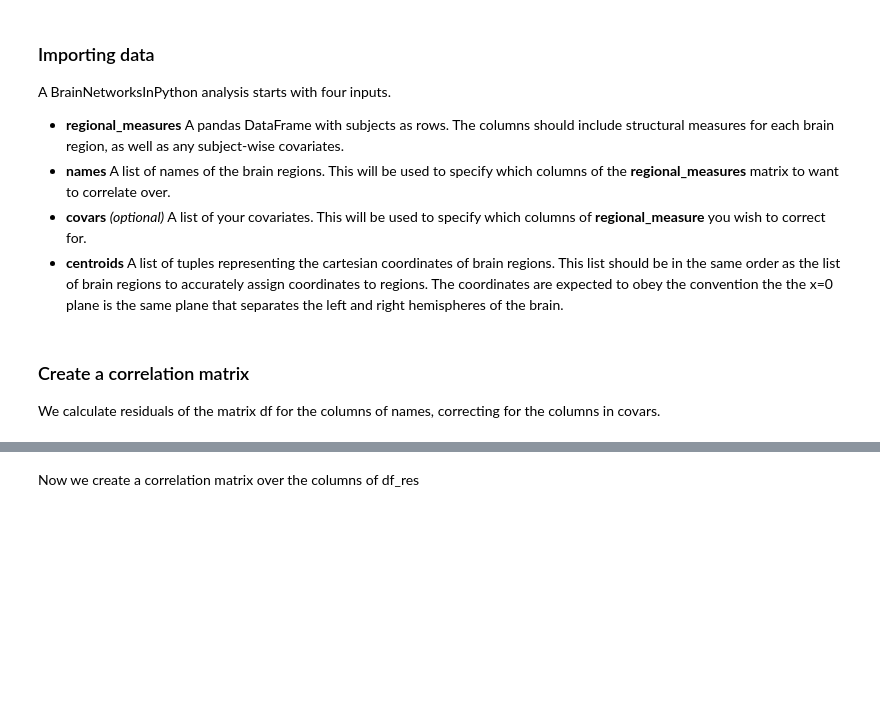
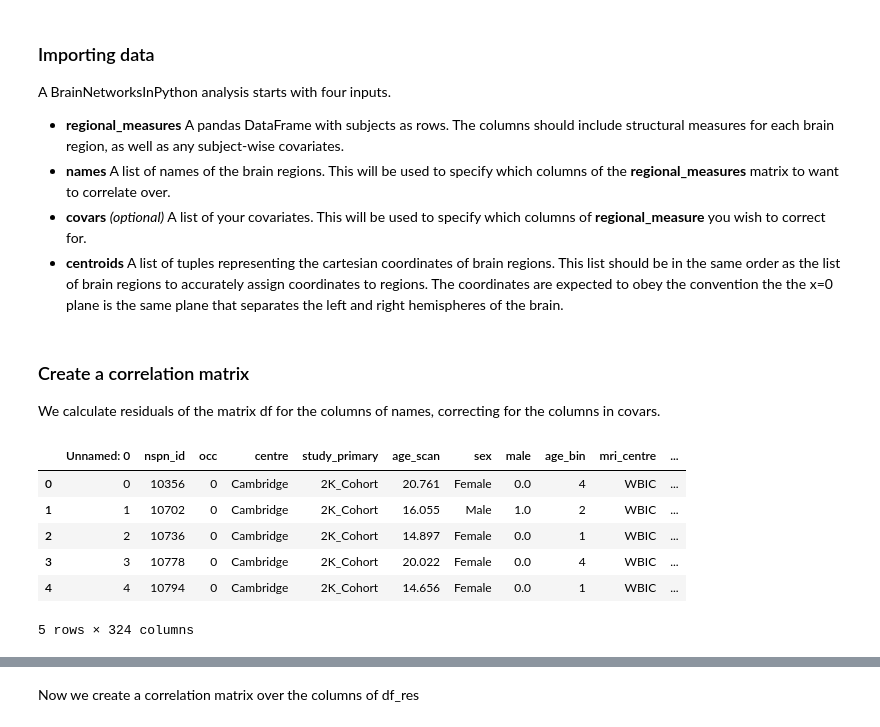
Before and after one commit to WhitakerLab/scona, a Jupyter notebook: tutorials/tutorial.ipynb, the cells around one changed output, grey strips where cells are left out. Cells and saved outputs as stored; diff of their text form; code cells hidden in the pictures; blank space fills up the shorter version.

```diff
--- a/tutorials/tutorial.ipynb
+++ b/tutorials/tutorial.ipynb
@@ -26,3 +26,13 @@ df, names, covars, centroids, names_308_style = datasets.NSPN_WhitakerVertes_PNA
 # %% [markdown]
 ### Create a correlation matrix
 We calculate residuals of the matrix df for the columns of names, correcting for the columns in covars.
+# %%
+df.head()
+# %% [output]
+|  | Unnamed: 0 | nspn_id | occ | centre | study_primary | age_scan | sex | male | age_bin | mri_centre | ... |
+| 0 | 0 | 10356 | 0 | Cambridge | 2K_Cohort | 20.761 | Female | 0.0 | 4 | WBIC | ... |
+| 1 | 1 | 10702 | 0 | Cambridge | 2K_Cohort | 16.055 | Male | 1.0 | 2 | WBIC | ... |
+| 2 | 2 | 10736 | 0 | Cambridge | 2K_Cohort | 14.897 | Female | 0.0 | 1 | WBIC | ... |
+| 3 | 3 | 10778 | 0 | Cambridge | 2K_Cohort | 20.022 | Female | 0.0 | 4 | WBIC | ... |
+| 4 | 4 | 10794 | 0 | Cambridge | 2K_Cohort | 14.656 | Female | 0.0 | 1 | WBIC | ... |
+5 rows × 324 columns
```
Also changed, not shown: parts of 11 cells of this notebook, 6 other files.
